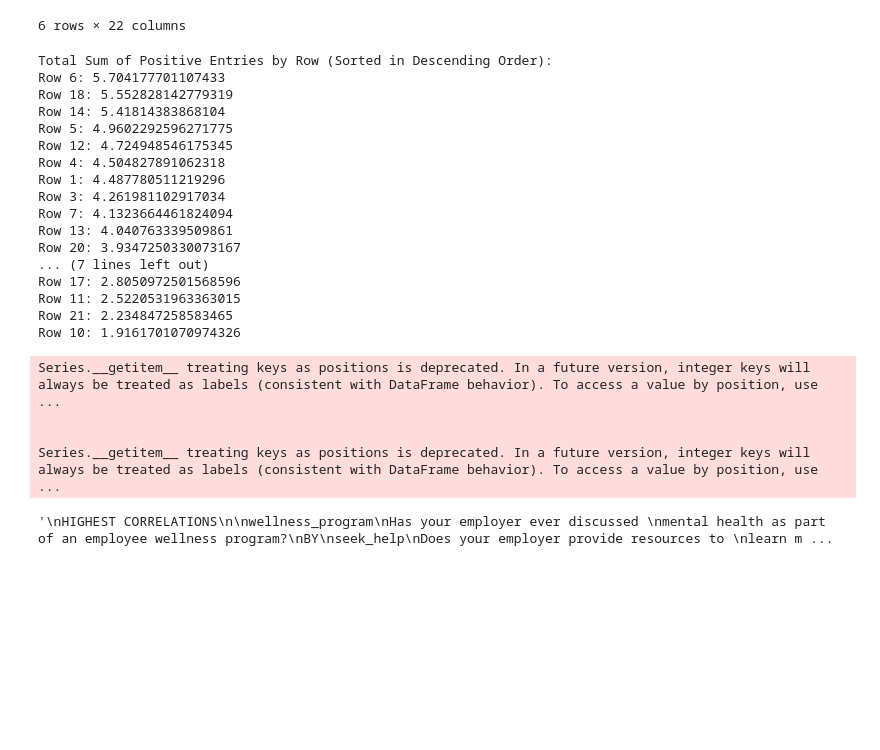
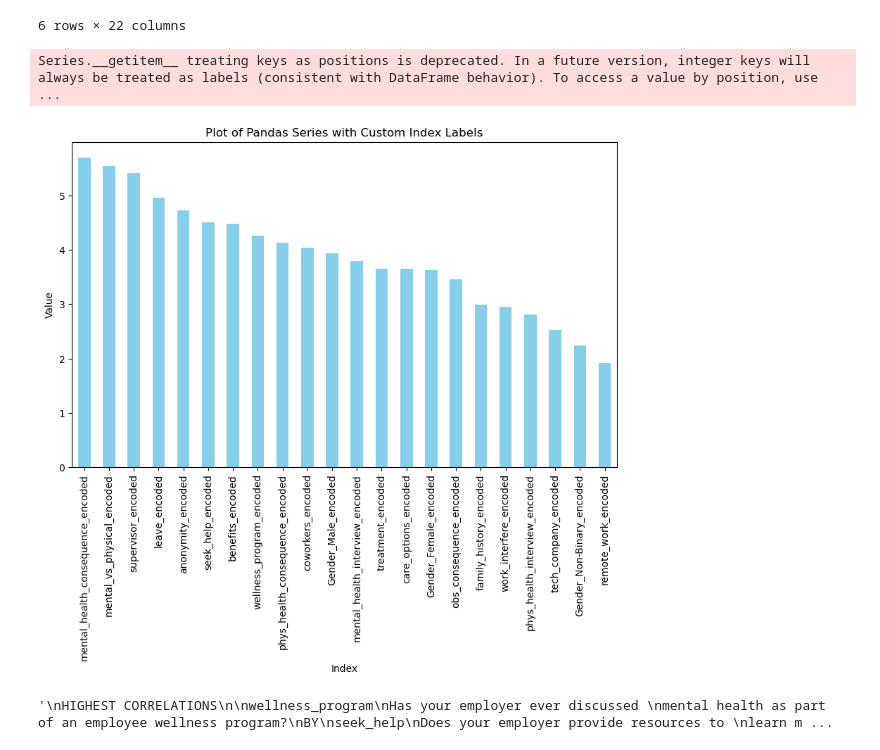
Before and after one commit to JimCarson1/Project_1, a Jupyter notebook: monday update.ipynb, the cells around one changed output. Cells and saved outputs as stored; diff of their text form; code cells hidden in the pictures; blank space fills up the shorter version.

```diff
--- a/monday update.ipynb
+++ b/monday update.ipynb
@@ -277,40 +276,29 @@ temp_age_df.head(6)
 # %%
 #This code turns every float to a positive and then sums by row. Using to calculate total correlation (positive and negative). Printed are the rows in descending order.
 
 positive_array = np.abs(my_correlation_matrix)
 row_sums = np.sum(positive_array, axis=1)
 
 sorted_indices = np.argsort(row_sums)[::-1]
 
 # Sort the row sums in descending order
 sorted_row_sums = row_sums[sorted_indices]
 
+# Plot the Pandas Series with custom index labels
+sorted_row_sums.plot(kind='bar', color='skyblue', figsize=(10, 6))
+plt.xlabel('Index')
+plt.ylabel('Value')
+plt.title('Plot of Pandas Series with Custom Index Labels')
+plt.xticks(range(len(sorted_row_sums)), sorted_row_sums.index)  # Set custom index labels on x-axis
+plt.show()
+
 # Print the sorted results
-print("Total Sum of Positive Entries by Row (Sorted in Descending Order):")
-for idx in sorted_indices:
-    print(f"Row {idx}: {sorted_row_sums[np.where(sorted_indices == idx)[0][0]]}")
+#print("Total Sum of Positive Entries by Row (Sorted in Descending Order):")
+#for idx in sorted_indices:
+    #print(f"Row {idx}: {sorted_row_sums[np.where(sorted_indices == idx)[0][0]]}")
 # %% [output]
-Total Sum of Positive Entries by Row (Sorted in Descending Order):
-Row 6: 5.704177701107433
-Row 18: 5.552828142779319
-Row 14: 5.41814383868104
-Row 5: 4.9602292596271775
-Row 12: 4.724948546175345
-Row 4: 4.504827891062318
-Row 1: 4.487780511219296
-Row 3: 4.261981102917034
-Row 7: 4.1323664461824094
-Row 13: 4.040763339509861
-Row 20: 3.9347250330073167
-... (7 lines left out)
-Row 17: 2.8050972501568596
-Row 11: 2.5220531963363015
-Row 21: 2.234847258583465
-Row 10: 1.9161701070974326
+Series.__getitem__ treating keys as positions is deprecated. In a future version, integer keys will always be treated as labels (consistent with DataFrame behavior). To access a value by position, use ...
-Series.__getitem__ treating keys as positions is deprecated. In a future version, integer keys will always be treated as labels (consistent with DataFrame behavior). To access a value by position, use ...
-
-
-Series.__getitem__ treating keys as positions is deprecated. In a future version, integer keys will always be treated as labels (consistent with DataFrame behavior). To access a value by position, use ...
+[figure, added]
 # %%
 '''
 HIGHEST CORRELATIONS
```
Also changed, not shown: parts of 3 cells of this notebook.
